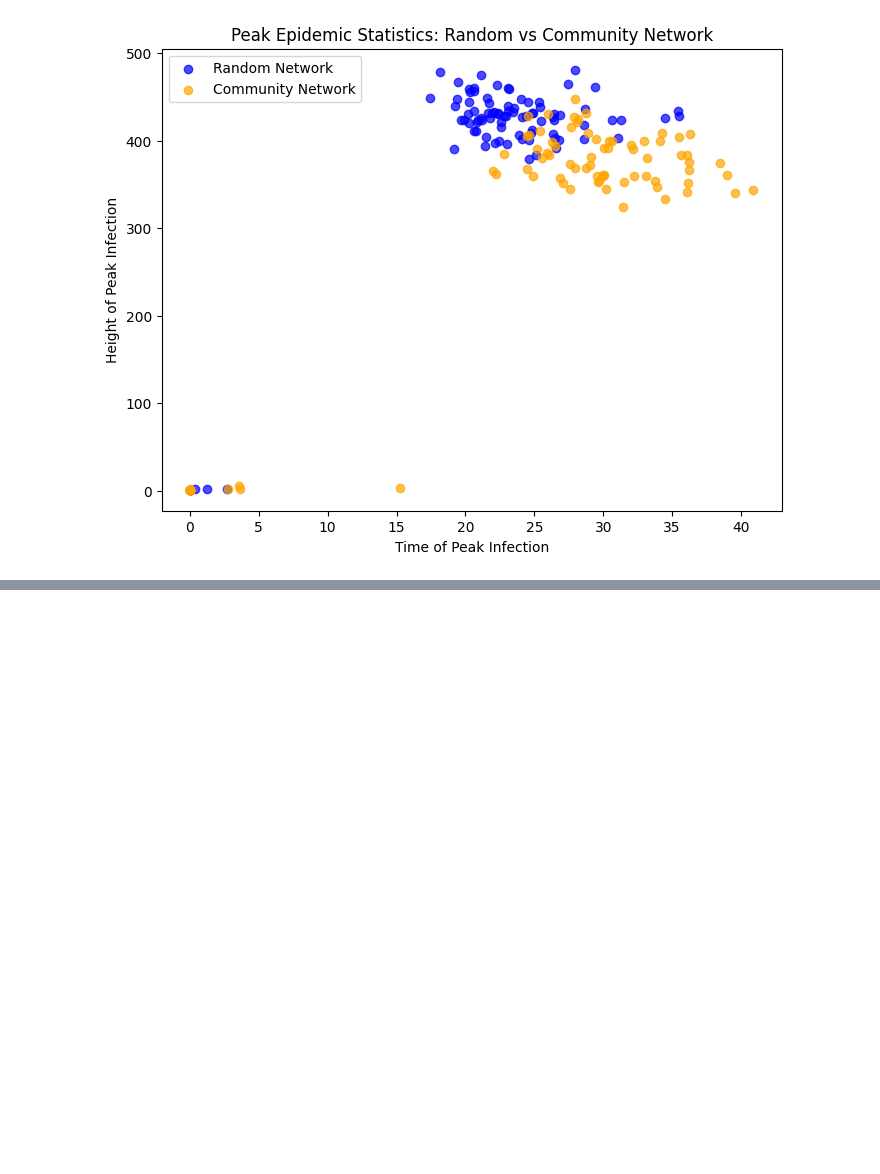
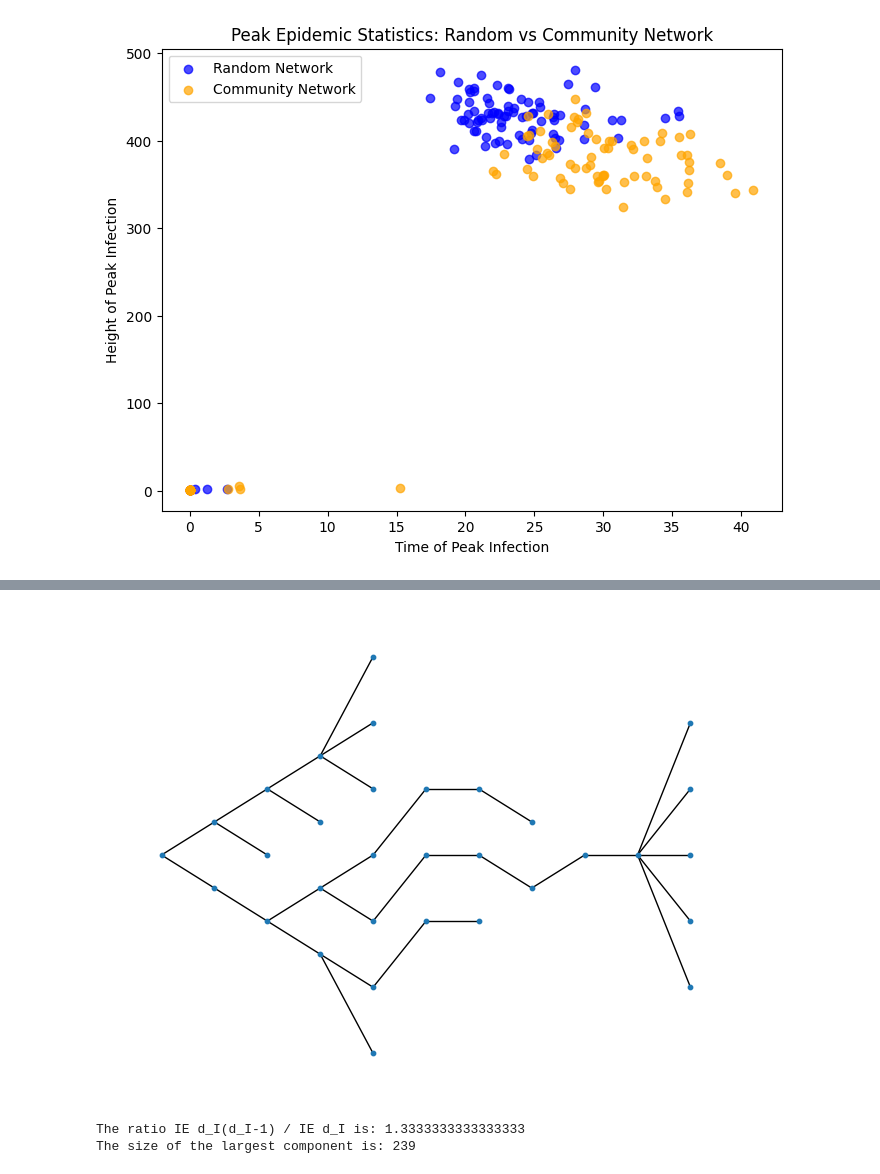
Before and after one commit to xxEthene/ST5225, a Jupyter notebook: lecture5.ipynb, the cells around one changed output, grey strips where cells are left out. Cells and saved outputs as stored; diff of their text form; code cells hidden in the pictures; blank space fills up the shorter version.

```diff
--- a/lecture5.ipynb
+++ b/lecture5.ipynb
@@ -230,0 +289,33 @@ plt.show()
+# %%
+offspring_distribution = lambda: np.random.poisson(1.2)
+simulate_galton_watson(num_generations, offspring_distribution)
+# %% [output]
+[figure, added]
+# %%
+import networkx as nx
+import numpy as np
+import matplotlib.pyplot as plt
+
+# Define the degree sequence
+degree_sequence = np.tile([3, 2, 1], 100)
+
+# Generate the configuration model graph
+G = nx.configuration_model(degree_sequence)
+
+# Calculate IE d_I
+IE_d_I = np.mean(degree_sequence)
+
+# Calculate IE d_I(d_I-1)
+IE_d_I_squared_minus_d_I = np.mean([d*(d-1) for d in degree_sequence])
+
+# Calculate the ratio
+ratio = IE_d_I_squared_minus_d_I / IE_d_I
+
+print(f"The ratio IE d_I(d_I-1) / IE d_I is: {ratio}")
+
+# Calculate the size of the largest component
+largest_component = max(len(component) for component in nx.connected_components(G))
+print(f"The size of the largest component is: {largest_component}")
+# %% [output]
+The ratio IE d_I(d_I-1) / IE d_I is: 1.3333333333333333
+The size of the largest component is: 239
```
Also changed, not shown: parts of 12 cells of this notebook.
